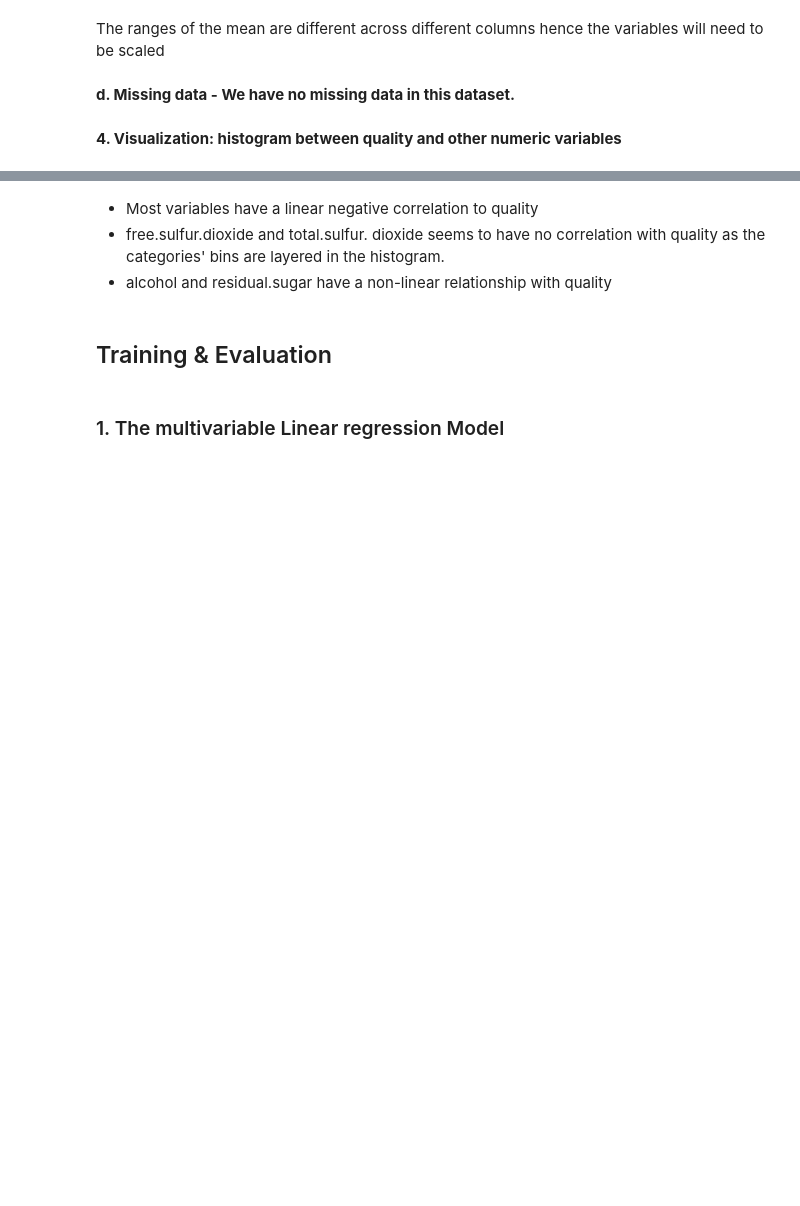
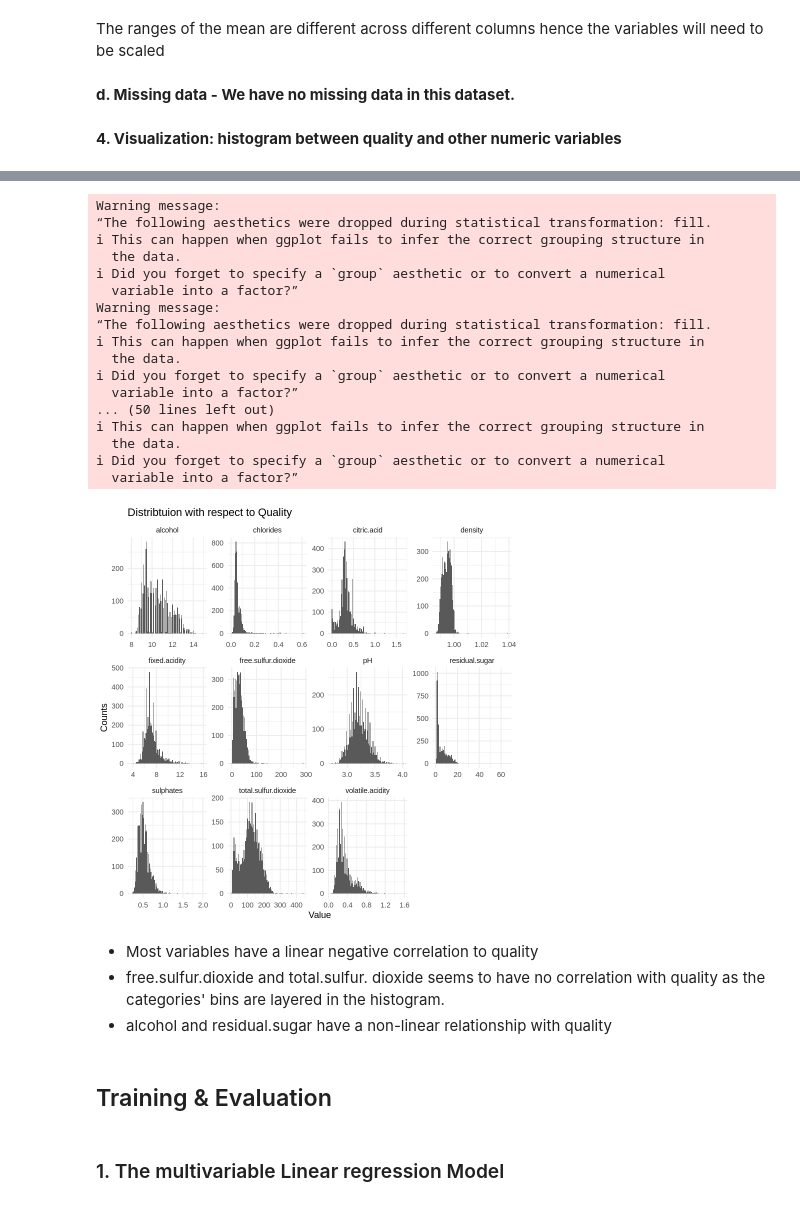
Before and after one commit to AlexNgGit/DSCI-GROUP-3, a Jupyter notebook: src/proposal.ipynb, the cells around one changed output, grey strips where cells are left out. Drawn from its saved outputs; the diff is of its cells as text; code cells hidden in the pictures; blank space fills up the shorter version.

```diff
--- a/src/proposal.ipynb
+++ b/src/proposal.ipynb
@@ -106,14 +144,36 @@ The ranges of the mean are different across different columns hence the variable
 # %%
-wine_visualization <- wine_training |>
-                      mutate(quality = as.factor(quality))
-histograms <- lapply(names(wine_visualization)[!names(wine_visualization) %in% c("quality", "type")], function(col) {
-  ggplot(wine_visualization, aes(x = !!sym(col), fill = quality)) +
-    geom_histogram(position = "dodge", bins = 100, binwidth = 2) +
-    labs(title = paste("Histogram of", col), x = col, y = "Counts", fill = "Quality") +
-    theme_minimal()
-})
+# # Gather data for facetting
+# gathered_data <- wine_training |>
+#   gather(key = "variable", value = "value", -c("quality", "type"))
 
-histograms
+# # Create facetted histograms
+# facet_histograms <- ggplot(gathered_data, aes(x = value, fill = quality)) +
+#   geom_histogram(position = "dodge", bins = 100) +
+#   labs(title = "Distribtuion with respect to Quality", x = "Value", y = "Counts", fill = "Quality") +
+#   facet_wrap(~variable, scales = "free") +
+#   theme_minimal()
+
+# # Display facetted histograms
+# print(facet_histograms)
+# %% [output]
+Warning message:
+“The following aesthetics were dropped during statistical transformation: fill.
+ℹ This can happen when ggplot fails to infer the correct grouping structure in
+  the data.
+ℹ Did you forget to specify a `group` aesthetic or to convert a numerical
+  variable into a factor?”
+Warning message:
+“The following aesthetics were dropped during statistical transformation: fill.
+ℹ This can happen when ggplot fails to infer the correct grouping structure in
+  the data.
+ℹ Did you forget to specify a `group` aesthetic or to convert a numerical
+  variable into a factor?”
+... (50 lines left out)
+ℹ This can happen when ggplot fails to infer the correct grouping structure in
+  the data.
+ℹ Did you forget to specify a `group` aesthetic or to convert a numerical
+  variable into a factor?”
+[figure, added]
 # %% [markdown]
 - Most variables have a linear negative correlation to quality
 - free.sulfur.dioxide and total.sulfur. dioxide seems to have no correlation with quality as the categories' bins are layered in the histogram.
```
Also changed, not shown: parts of 30 cells of this notebook, 1 other file.
